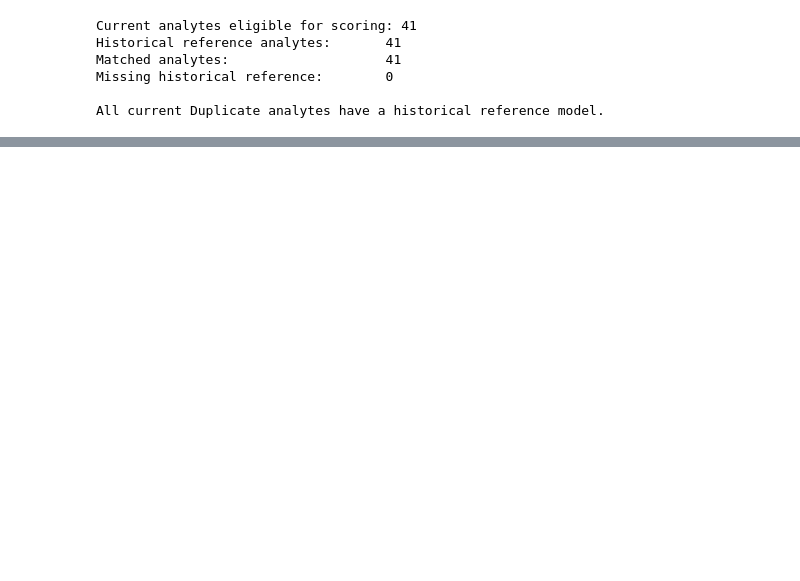
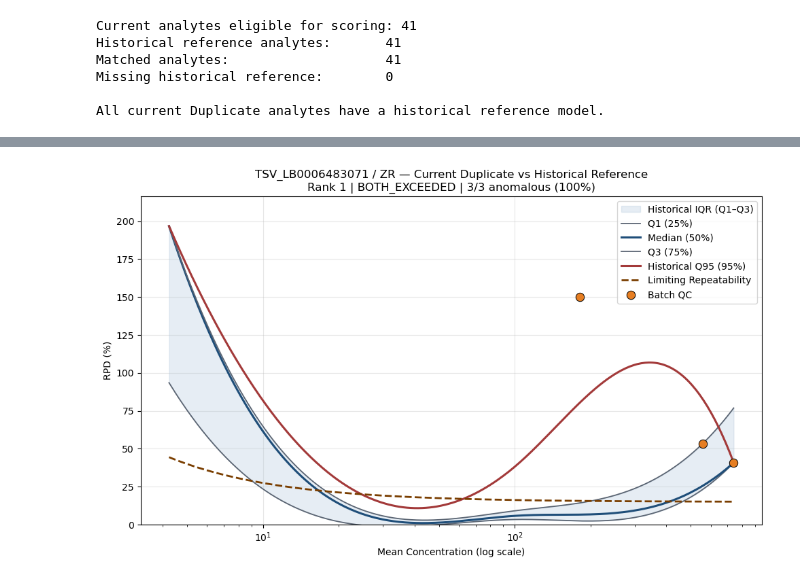
Before and after one commit to Jettiz/QUT-Capstone-Team-32-Datamine-QC-Quality-Control, a Jupyter notebook: notebooks/DUP__current_batch_load.ipynb, the cells around one changed output, grey strips where cells are left out. Saved outputs shown, nothing was run; the diff lists cells and outputs as text; code cells hidden in the pictures; blank space fills up the shorter version.

```diff
--- a/notebooks/DUP__current_batch_load.ipynb
+++ b/notebooks/DUP__current_batch_load.ipynb
@@ -514,0 +1459,9 @@ Outside historical concentration range: 7
+# %%
+# Run without historical reference data points.
+plot_dup_candidate(
+    job_code=dup_anomaly_summary_df.iloc[0]["JOB_CODE"],
+    analyte_code=dup_anomaly_summary_df.iloc[0]["ANALYTE_CODE"],
+    show_historical_observations=False
+)
+# %% [output]
+[figure, added]
```
Also changed, not shown: parts of 10 cells of this notebook.
